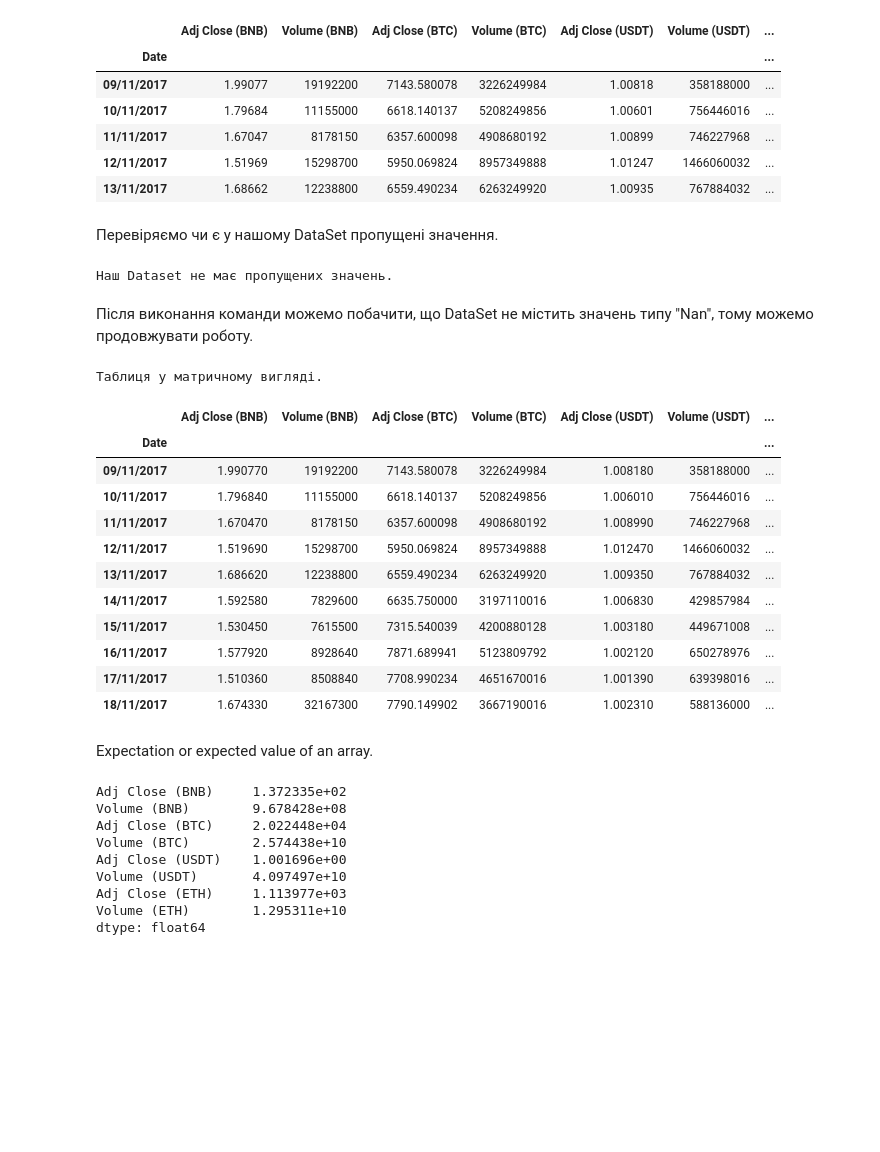
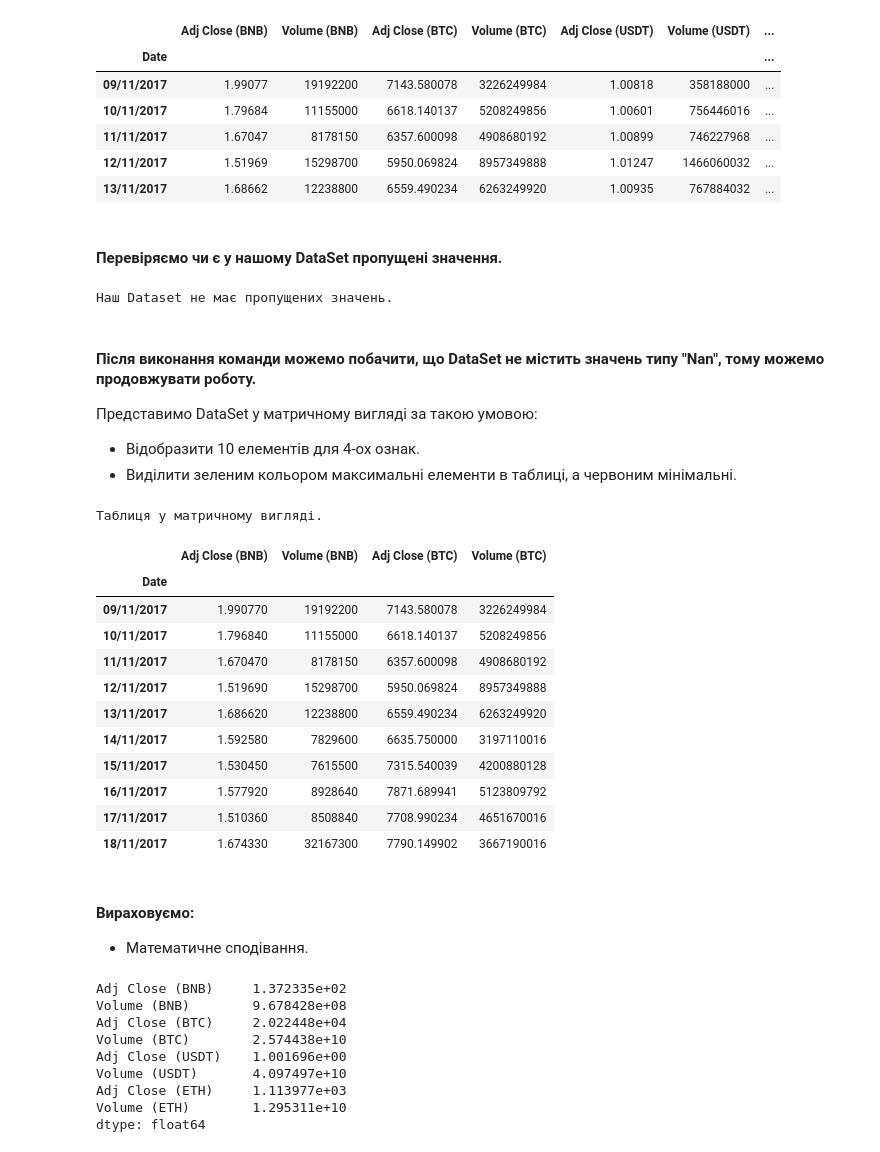
Before and after one commit to Terlok/DataScience, a Jupyter notebook: CourseWork/Code.ipynb, the cells around one changed output. Cells and saved outputs as stored; diff of their text form; code cells hidden in the pictures; blank space fills up the shorter version.

```diff
--- a/CourseWork/Code.ipynb
+++ b/CourseWork/Code.ipynb
@@ -23,7 +23,7 @@ data.head()
 | 12/11/2017 | 1.51969 | 15298700 | 5950.069824 | 8957349888 | 1.01247 | 1466060032 | ... |
 | 13/11/2017 | 1.68662 | 12238800 | 6559.490234 | 6263249920 | 1.00935 | 767884032 | ... |
 # %% [markdown]
-Перевіряємо чи є у нашому DataSet пропущені значення.
+#### Перевіряємо чи є у нашому DataSet пропущені значення.
 # %%
 if data.isnull().values.any():
     missing_values = data.isnull().values.sum()
@@ -36,31 +36,35 @@ else:
 # %% [output]
 Наш Dataset не має пропущених значень.
 # %% [markdown]
-Після виконання команди можемо побачити, що DataSet не містить значень типу "Nan", тому можемо продовжувати роботу.
+#### Після виконання команди можемо побачити, що DataSet не містить значень типу "Nan", тому можемо продовжувати роботу.
+Представимо DataSet у матричному вигляді за такою умовою:
+- Відобразити 10 елементів для 4-ох ознак.
+- Виділити зеленим кольором максимальні елементи в таблиці, а червоним мінімальні.
 # %%
-MatrixView = data[:10]
+MatrixView = data[:10][['Adj Close (BNB)', 'Volume (BNB)', 'Adj Close (BTC)', 'Volume (BTC)']]
 
 (MatrixView.style
     .highlight_max(color='green')
     .highlight_min(color='red')
     .set_caption('Таблиця у матричному вигляді.')
 )
 # %% [output]
 Таблиця у матричному вигляді.
-|  | Adj Close (BNB) | Volume (BNB) | Adj Close (BTC) | Volume (BTC) | Adj Close (USDT) | Volume (USDT) | ... |
-| Date |  |  |  |  |  |  | ... |
-| 09/11/2017 | 1.990770 | 19192200 | 7143.580078 | 3226249984 | 1.008180 | 358188000 | ... |
-| 10/11/2017 | 1.796840 | 11155000 | 6618.140137 | 5208249856 | 1.006010 | 756446016 | ... |
-| 11/11/2017 | 1.670470 | 8178150 | 6357.600098 | 4908680192 | 1.008990 | 746227968 | ... |
-| 12/11/2017 | 1.519690 | 15298700 | 5950.069824 | 8957349888 | 1.012470 | 1466060032 | ... |
-| 13/11/2017 | 1.686620 | 12238800 | 6559.490234 | 6263249920 | 1.009350 | 767884032 | ... |
-| 14/11/2017 | 1.592580 | 7829600 | 6635.750000 | 3197110016 | 1.006830 | 429857984 | ... |
-| 15/11/2017 | 1.530450 | 7615500 | 7315.540039 | 4200880128 | 1.003180 | 449671008 | ... |
-| 16/11/2017 | 1.577920 | 8928640 | 7871.689941 | 5123809792 | 1.002120 | 650278976 | ... |
-| 17/11/2017 | 1.510360 | 8508840 | 7708.990234 | 4651670016 | 1.001390 | 639398016 | ... |
-| 18/11/2017 | 1.674330 | 32167300 | 7790.149902 | 3667190016 | 1.002310 | 588136000 | ... |
+|  | Adj Close (BNB) | Volume (BNB) | Adj Close (BTC) | Volume (BTC) |
+| Date |  |  |  |  |
+| 09/11/2017 | 1.990770 | 19192200 | 7143.580078 | 3226249984 |
+| 10/11/2017 | 1.796840 | 11155000 | 6618.140137 | 5208249856 |
+| 11/11/2017 | 1.670470 | 8178150 | 6357.600098 | 4908680192 |
+| 12/11/2017 | 1.519690 | 15298700 | 5950.069824 | 8957349888 |
+| 13/11/2017 | 1.686620 | 12238800 | 6559.490234 | 6263249920 |
+| 14/11/2017 | 1.592580 | 7829600 | 6635.750000 | 3197110016 |
+| 15/11/2017 | 1.530450 | 7615500 | 7315.540039 | 4200880128 |
+| 16/11/2017 | 1.577920 | 8928640 | 7871.689941 | 5123809792 |
+| 17/11/2017 | 1.510360 | 8508840 | 7708.990234 | 4651670016 |
+| 18/11/2017 | 1.674330 | 32167300 | 7790.149902 | 3667190016 |
-# %% [markdown]
-Expectation or expected value of an array.
+# %% [markdown]
+#### Вираховуємо:
+- Математичне сподівання.
 # %%
 data.mean()
 # %% [output]
```
Also changed, not shown: parts of 35 cells of this notebook.
